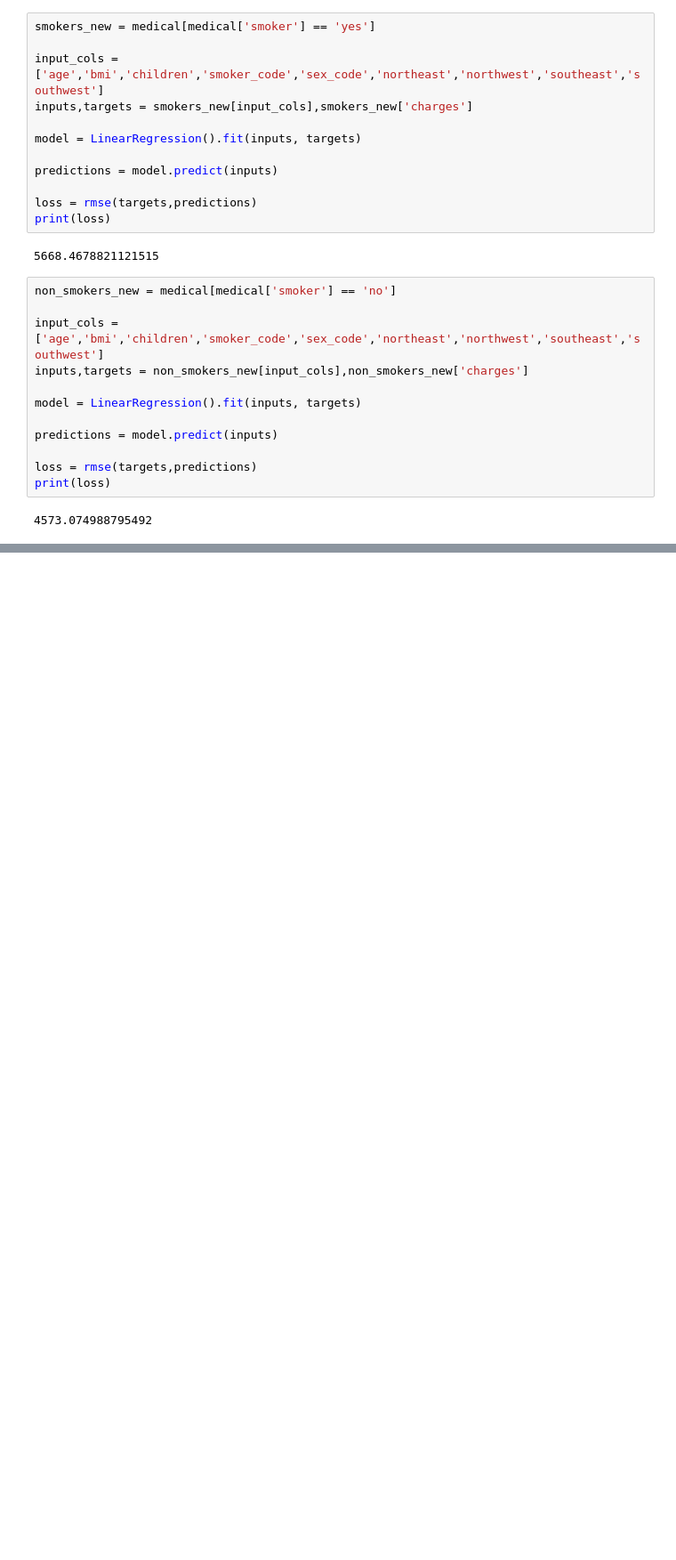
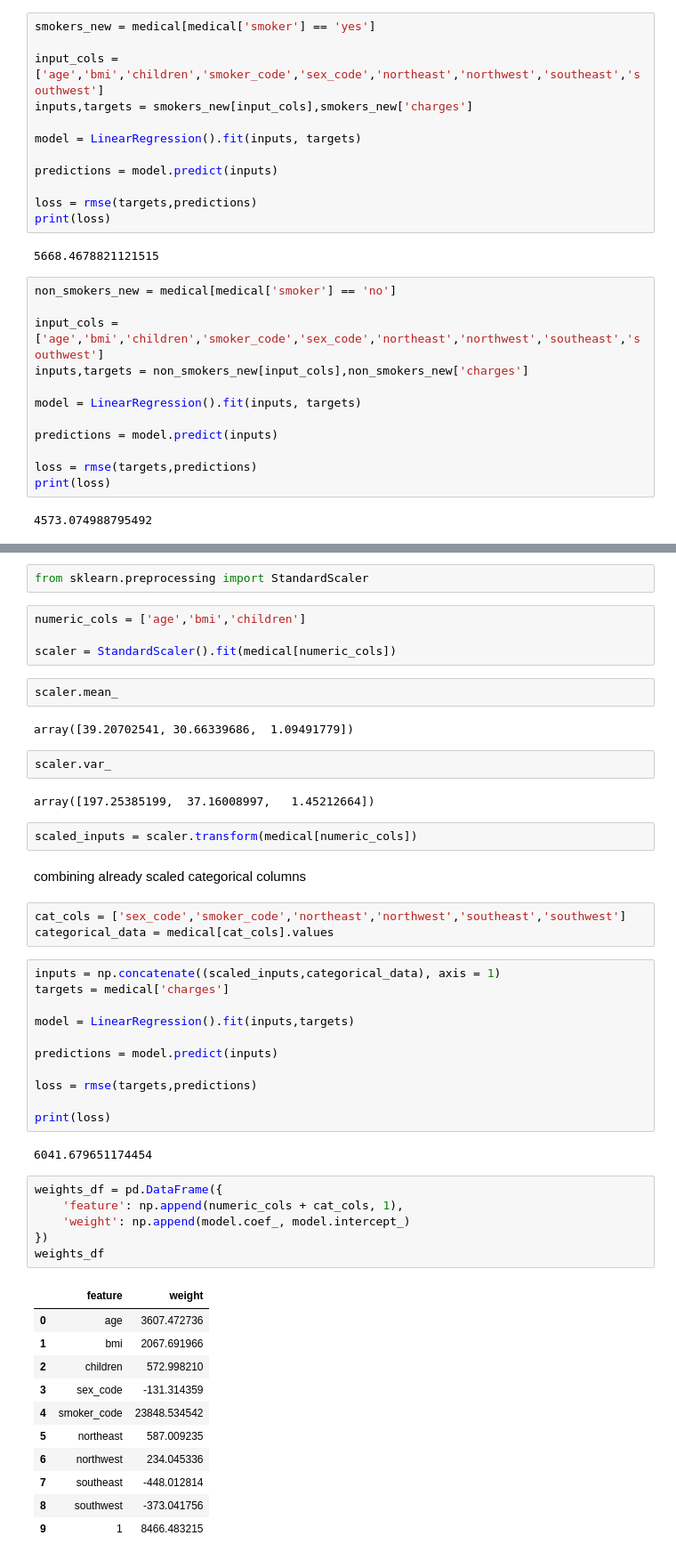
Before and after one commit to heyrobin/Medical-Expenses--ML, a Jupyter notebook: Predicting_Medical_Expenses_using_Linear_Regression.ipynb, the cells around one changed output, grey strips where cells are left out. Shown: that part at 89% size. Drawn from its saved outputs; the diff is of its cells as text; blank space fills up the shorter version.

```diff
--- a/Predicting_Medical_Expenses_using_Linear_Regression.ipynb
+++ b/Predicting_Medical_Expenses_using_Linear_Regression.ipynb
@@ -689,0 +747,52 @@ print(loss)
+# %%
+from sklearn.preprocessing import StandardScaler
+# %%
+numeric_cols = ['age','bmi','children']
+
+scaler = StandardScaler().fit(medical[numeric_cols])
+# %%
+scaler.mean_
+# %% [output]
+array([39.20702541, 30.66339686,  1.09491779])
+# %%
+scaler.var_
+# %% [output]
+array([197.25385199,  37.16008997,   1.45212664])
+# %%
+scaled_inputs = scaler.transform(medical[numeric_cols])
+# %% [markdown]
+combining already scaled categorical columns
+# %%
+cat_cols = ['sex_code','smoker_code','northeast','northwest','southeast','southwest']
+categorical_data = medical[cat_cols].values
+# %%
+inputs = np.concatenate((scaled_inputs,categorical_data), axis = 1)
+targets = medical['charges']
+
+model = LinearRegression().fit(inputs,targets)
+
+predictions = model.predict(inputs)
+
+loss = rmse(targets,predictions)
+
+print(loss)
+# %% [output]
+6041.679651174454
+# %%
+weights_df = pd.DataFrame({
+    'feature': np.append(numeric_cols + cat_cols, 1),
+    'weight': np.append(model.coef_, model.intercept_)
+})
+weights_df
+# %% [output]
+|  | feature | weight |
+| 0 | age | 3607.472736 |
+| 1 | bmi | 2067.691966 |
+| 2 | children | 572.998210 |
+| 3 | sex_code | -131.314359 |
+| 4 | smoker_code | 23848.534542 |
+| 5 | northeast | 587.009235 |
+| 6 | northwest | 234.045336 |
+| 7 | southeast | -448.012814 |
+| 8 | southwest | -373.041756 |
+| 9 | 1 | 8466.483215 |
```
Also changed, not shown: parts of 10 cells of this notebook.
